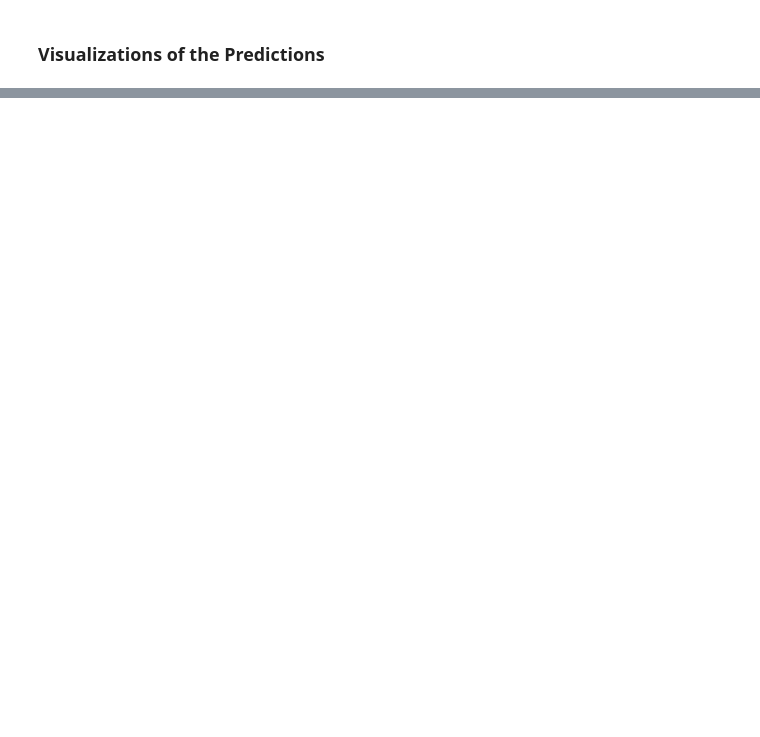
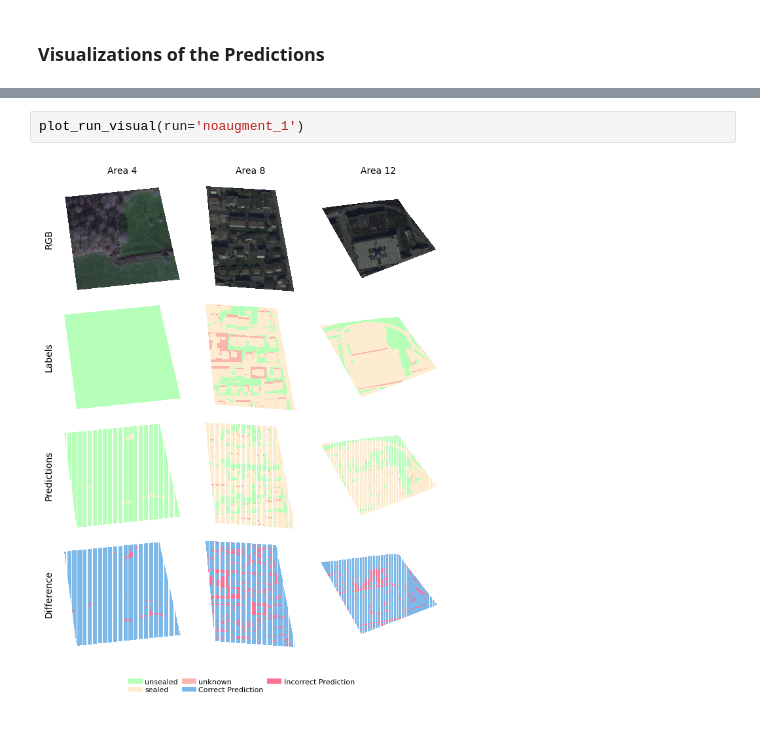
Before and after one commit to juliankraft/TermPaper2_RasterClassification, a Jupyter notebook: code/analysis/visualizations.ipynb, the cells around one changed output, grey strips where cells are left out. Saved outputs shown, nothing was run; the diff lists cells and outputs as text; blank space fills up the shorter version.

```diff
--- a/code/analysis/visualizations.ipynb
+++ b/code/analysis/visualizations.ipynb
@@ -391,0 +423,4 @@ plt.show()
+# %%
+plot_run_visual(run='noaugment_1')
+# %% [output]
+[figure, added]
```
Also changed, not shown: parts of 16 cells of this notebook, 2 other files.
